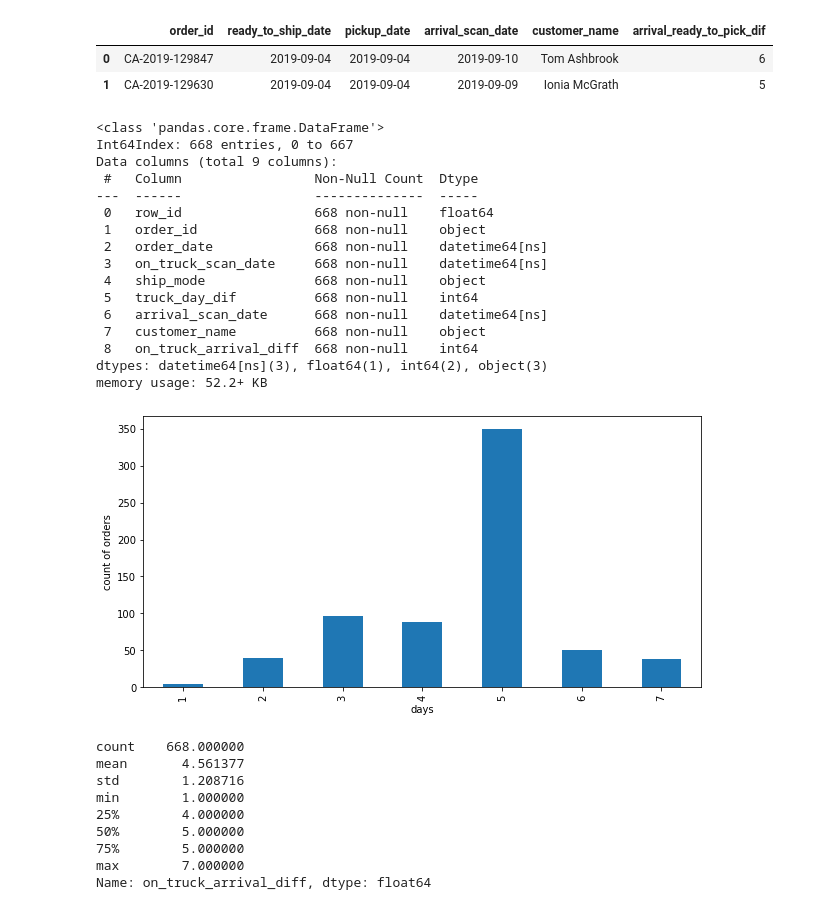
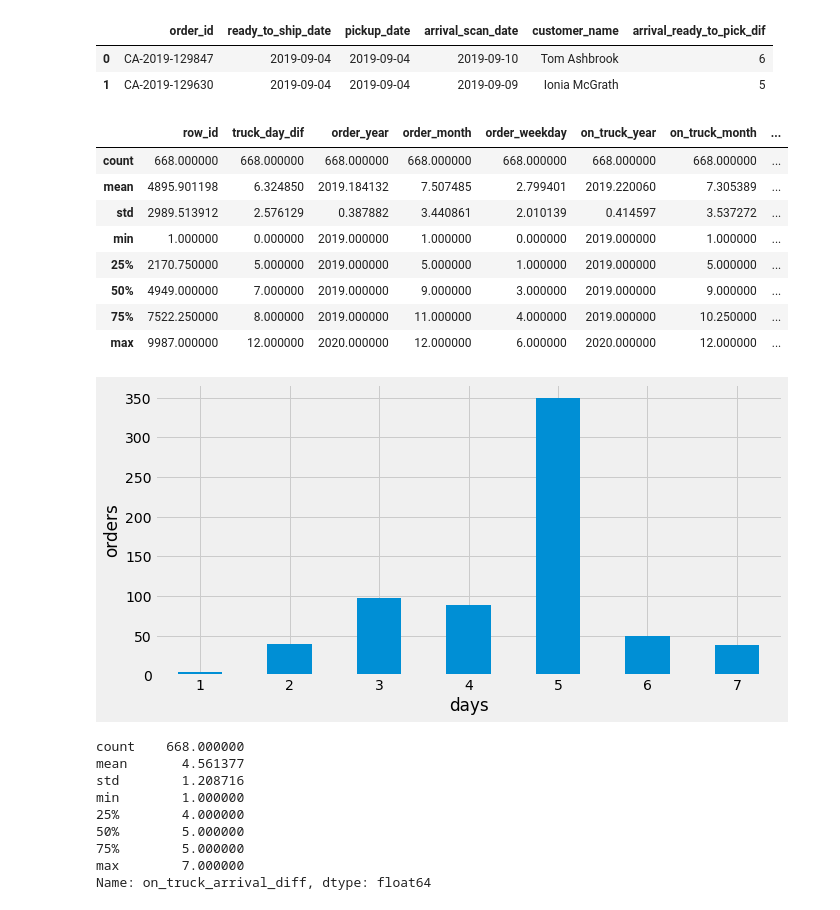
Before and after one commit to linapg/analysis_order_process_muesli_company, a Jupyter notebook: muesli_project.ipynb, the cells around one changed output. Drawn from its saved outputs; the diff is of its cells as text; code cells hidden in the pictures.

```diff
--- a/muesli_project.ipynb
+++ b/muesli_project.ipynb
@@ -8,6 +8,7 @@ import statsmodels.api as sm
 # hides warning messages
 import warnings
 warnings.filterwarnings("ignore")
+plt.style.use('fivethirtyeight')
 # %%
 #read data
 orders = pd.read_excel('data/muesli_raw_data.xlsx', header=1) #Sonia needs to change the path
@@ -514,37 +526,30 @@ shipment = pd.merge(truck, arrival, on="order_id", how= "right")
 shipment["on_truck_arrival_diff"]= (shipment["arrival_scan_date"] - shipment["on_truck_scan_date"]).dt.days
 #shipment.groupby("order_id").count()["on_truck_arrival_diff"]
 shipment["on_truck_arrival_diff"].value_counts()
-shipment.info()
+shipment.describe()
 # %% [output]
-<class 'pandas.core.frame.DataFrame'>
-Int64Index: 668 entries, 0 to 667
-Data columns (total 9 columns):
- #   Column                 Non-Null Count  Dtype
----  ------                 --------------  -----
- 0   row_id                 668 non-null    float64
- 1   order_id               668 non-null    object
- 2   order_date             668 non-null    datetime64[ns]
- 3   on_truck_scan_date     668 non-null    datetime64[ns]
- 4   ship_mode              668 non-null    object
- 5   truck_day_dif          668 non-null    int64
- 6   arrival_scan_date      668 non-null    datetime64[ns]
- 7   customer_name          668 non-null    object
- 8   on_truck_arrival_diff  668 non-null    int64
-dtypes: datetime64[ns](3), float64(1), int64(2), object(3)
-memory usage: 52.2+ KB
+|  | row_id | truck_day_dif | order_year | order_month | order_weekday | on_truck_year | on_truck_month | ... |
+| count | 668.000000 | 668.000000 | 668.000000 | 668.000000 | 668.000000 | 668.000000 | 668.000000 | ... |
+| mean | 4895.901198 | 6.324850 | 2019.184132 | 7.507485 | 2.799401 | 2019.220060 | 7.305389 | ... |
+| std | 2989.513912 | 2.576129 | 0.387882 | 3.440861 | 2.010139 | 0.414597 | 3.537272 | ... |
+| min | 1.000000 | 0.000000 | 2019.000000 | 1.000000 | 0.000000 | 2019.000000 | 1.000000 | ... |
+| 25% | 2170.750000 | 5.000000 | 2019.000000 | 5.000000 | 1.000000 | 2019.000000 | 5.000000 | ... |
+| 50% | 4949.000000 | 7.000000 | 2019.000000 | 9.000000 | 3.000000 | 2019.000000 | 9.000000 | ... |
+| 75% | 7522.250000 | 8.000000 | 2019.000000 | 11.000000 | 4.000000 | 2019.000000 | 10.250000 | ... |
+| max | 9987.000000 | 12.000000 | 2020.000000 | 12.000000 | 6.000000 | 2020.000000 | 12.000000 | ... |
 # %%
 fig, ax = plt.subplots(figsize=(10,5))
 (
     shipment
     .groupby("on_truck_arrival_diff")
     .count()['order_id']
-    .plot.bar()
+    .plot.bar(rot=360)
 )
 
 ax.set_xlabel('days');
-ax.set_ylabel('count of orders');
+ax.set_ylabel('orders');
 # %% [output]
-[figure, old version]
+[figure, new version]
 # %%
 #summary statistics
 #according to campany estimation it should take about 5 days.
```
Also changed, not shown: parts of 4 cells of this notebook.
